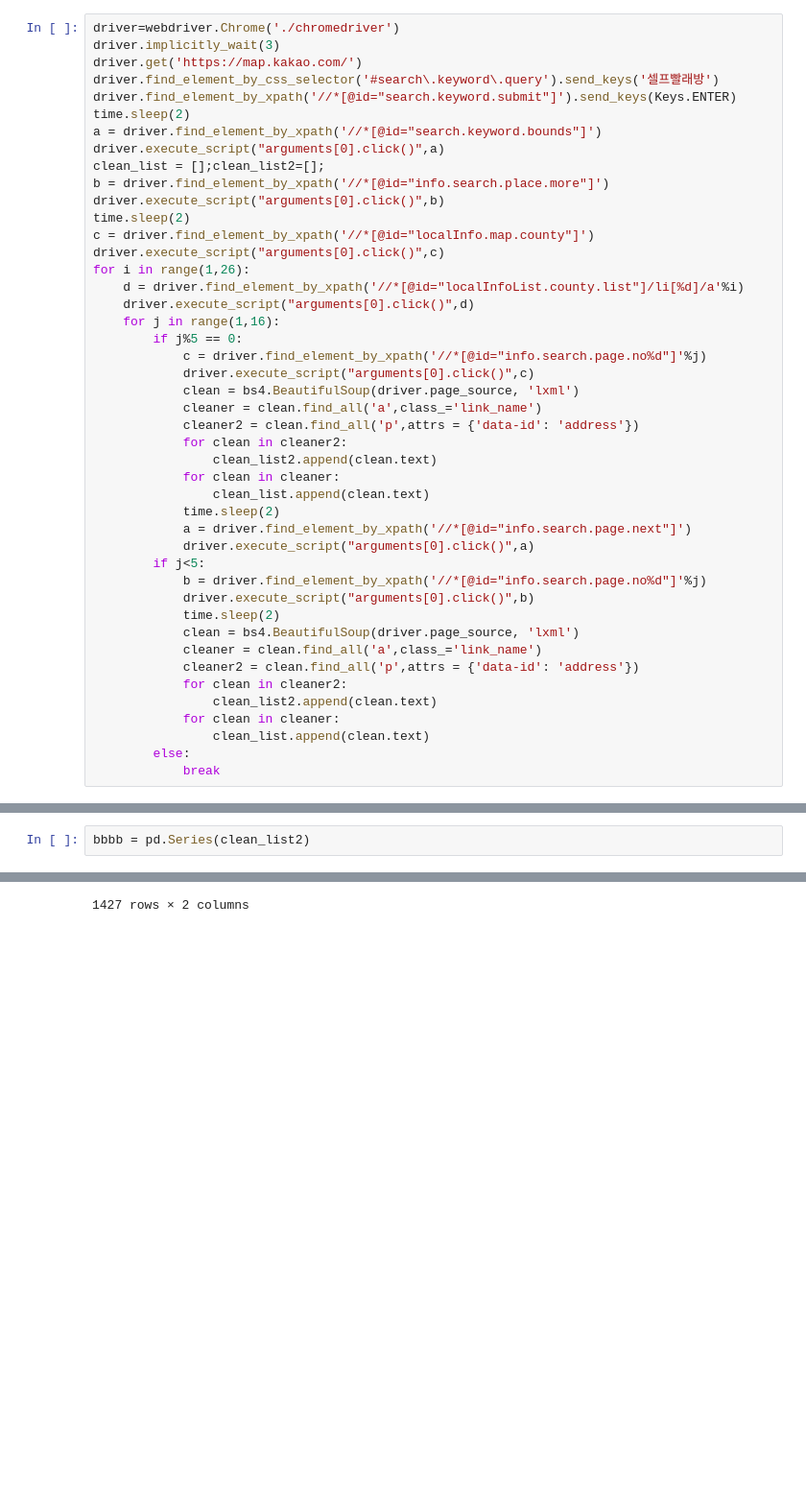
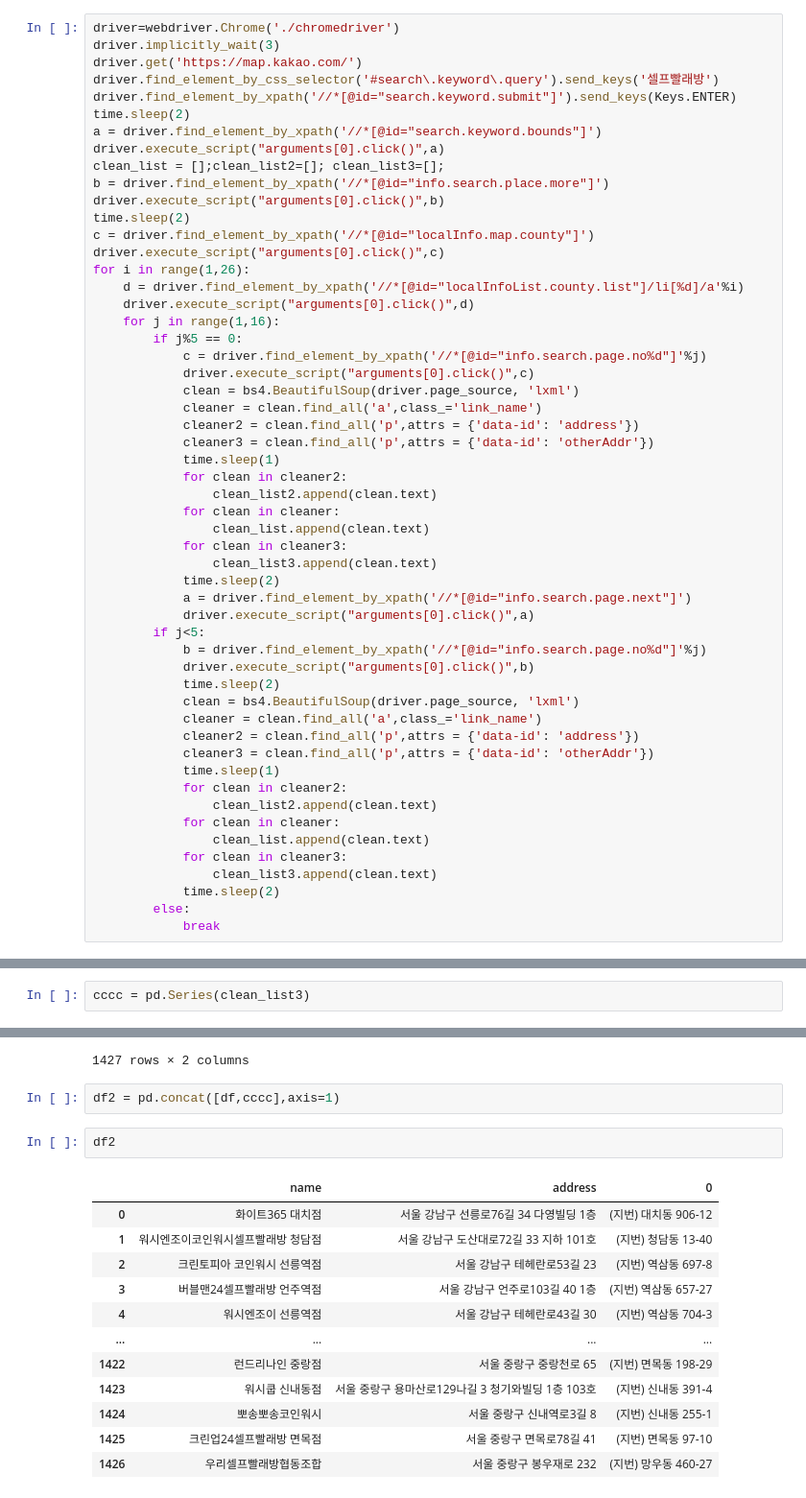
Before and after one commit to Parkbhumsoo/Final, a Jupyter notebook: cleaner.ipynb, the cells around one changed output, grey strips where cells are left out. Shown: that part at 96% size. Saved outputs shown, nothing was run; the diff lists cells and outputs as text; blank space fills up the shorter version.

Commit message:
data2

```diff
--- a/cleaner.ipynb
+++ b/cleaner.ipynb
@@ -47,7 +47,7 @@ driver.find_element_by_xpath('//*[@id="search.keyword.submit"]').send_keys(Keys.
 time.sleep(2)
 a = driver.find_element_by_xpath('//*[@id="search.keyword.bounds"]')
 driver.execute_script("arguments[0].click()",a)
-clean_list = [];clean_list2=[];
+clean_list = [];clean_list2=[]; clean_list3=[];
 b = driver.find_element_by_xpath('//*[@id="info.search.place.more"]')
 driver.execute_script("arguments[0].click()",b)
 time.sleep(2)
@@ -63,10 +63,14 @@ for i in range(1,26):
             clean = bs4.BeautifulSoup(driver.page_source, 'lxml')
             cleaner = clean.find_all('a',class_='link_name')
             cleaner2 = clean.find_all('p',attrs = {'data-id': 'address'})
+            cleaner3 = clean.find_all('p',attrs = {'data-id': 'otherAddr'})
+            time.sleep(1)
             for clean in cleaner2:
                 clean_list2.append(clean.text)
             for clean in cleaner:
                 clean_list.append(clean.text)
+            for clean in cleaner3:
+                clean_list3.append(clean.text)
             time.sleep(2)
             a = driver.find_element_by_xpath('//*[@id="info.search.page.next"]')
             driver.execute_script("arguments[0].click()",a)
@@ -77,10 +81,15 @@ for i in range(1,26):
             clean = bs4.BeautifulSoup(driver.page_source, 'lxml')
             cleaner = clean.find_all('a',class_='link_name')
             cleaner2 = clean.find_all('p',attrs = {'data-id': 'address'})
+            cleaner3 = clean.find_all('p',attrs = {'data-id': 'otherAddr'})
+            time.sleep(1)
             for clean in cleaner2:
                 clean_list2.append(clean.text)
             for clean in cleaner:
                 clean_list.append(clean.text)
+            for clean in cleaner3:
+                clean_list3.append(clean.text)
+            time.sleep(2)
         else:
             break
 # %%
@@ -121,4 +147,4 @@ bbbb.value_counts()
 서울 양천구 목동중앙북로16길 24 1층      1
 Length: 727, dtype: int64
 # %%
-bbbb = pd.Series(clean_list2)
+cccc = pd.Series(clean_list3)
@@ -140,3 +181,20 @@ df
 | 1425 | 크린업24셀프빨래방 면목점 | 서울 중랑구 면목로78길 41 |
 | 1426 | 우리셀프빨래방협동조합 | 서울 중랑구 봉우재로 232 |
 1427 rows × 2 columns
+# %%
+df2 = pd.concat([df,cccc],axis=1)
+# %%
+df2
+# %% [output]
+|  | name | address | 0 |
+| 0 | 화이트365 대치점 | 서울 강남구 선릉로76길 34 다영빌딩 1층 | (지번) 대치동 906-12 |
+| 1 | 워시엔조이코인워시셀프빨래방 청담점 | 서울 강남구 도산대로72길 33 지하 101호 | (지번) 청담동 13-40 |
+| 2 | 크린토피아 코인워시 선릉역점 | 서울 강남구 테헤란로53길 23 | (지번) 역삼동 697-8 |
+| 3 | 버블맨24셀프빨래방 언주역점 | 서울 강남구 언주로103길 40 1층 | (지번) 역삼동 657-27 |
+| 4 | 워시엔조이 선릉역점 | 서울 강남구 테헤란로43길 30 | (지번) 역삼동 704-3 |
+| ... | ... | ... | ... |
+| 1422 | 런드리나인 중랑점 | 서울 중랑구 중랑천로 65 | (지번) 면목동 198-29 |
+| 1423 | 워시쿱 신내동점 | 서울 중랑구 용마산로129나길 3 청기와빌딩 1층 103호 | (지번) 신내동 391-4 |
+| 1424 | 뽀송뽀송코인워시 | 서울 중랑구 신내역로3길 8 | (지번) 신내동 255-1 |
+| 1425 | 크린업24셀프빨래방 면목점 | 서울 중랑구 면목로78길 41 | (지번) 면목동 97-10 |
+| 1426 | 우리셀프빨래방협동조합 | 서울 중랑구 봉우재로 232 | (지번) 망우동 460-27 |
```
Also changed, not shown: parts of 10 cells of this notebook, 2 other files.
